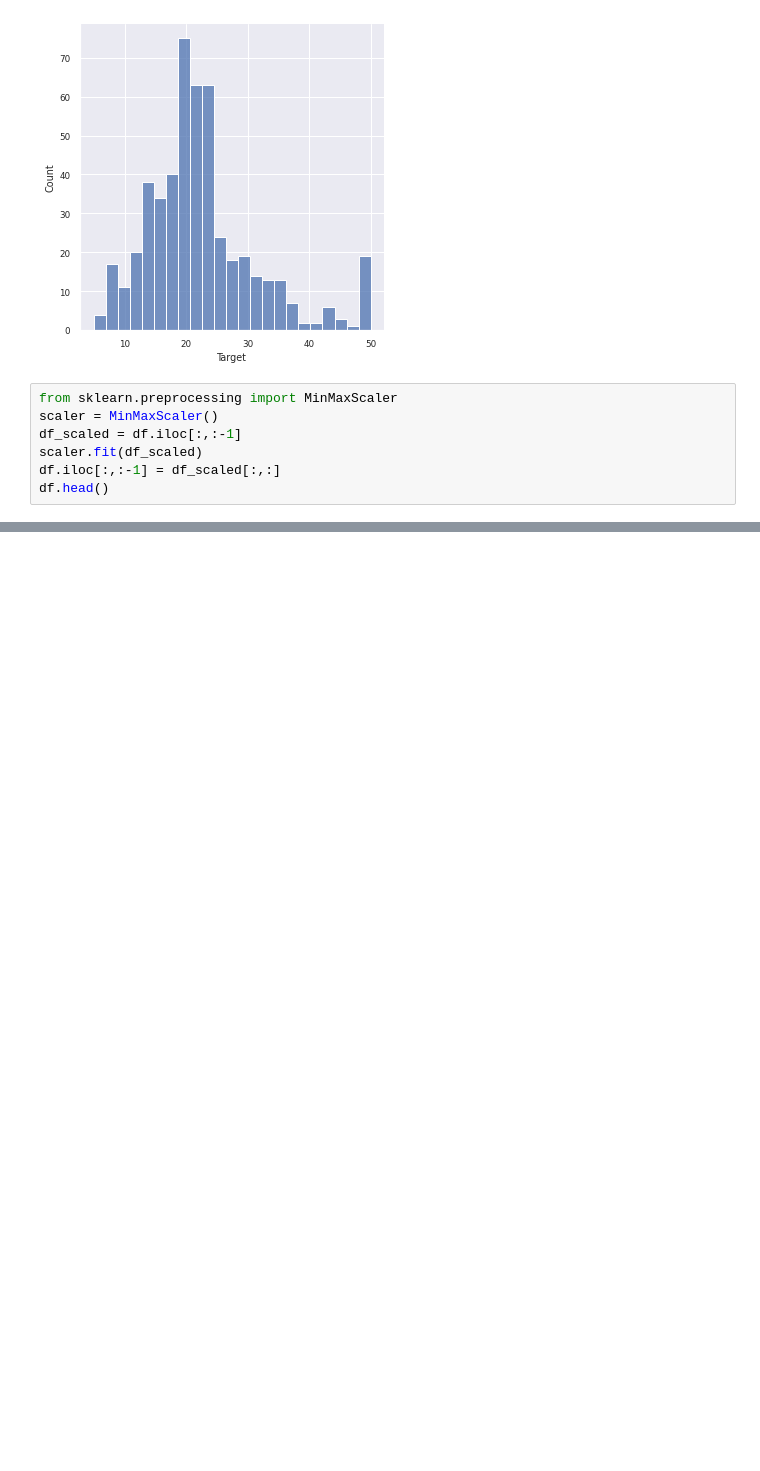
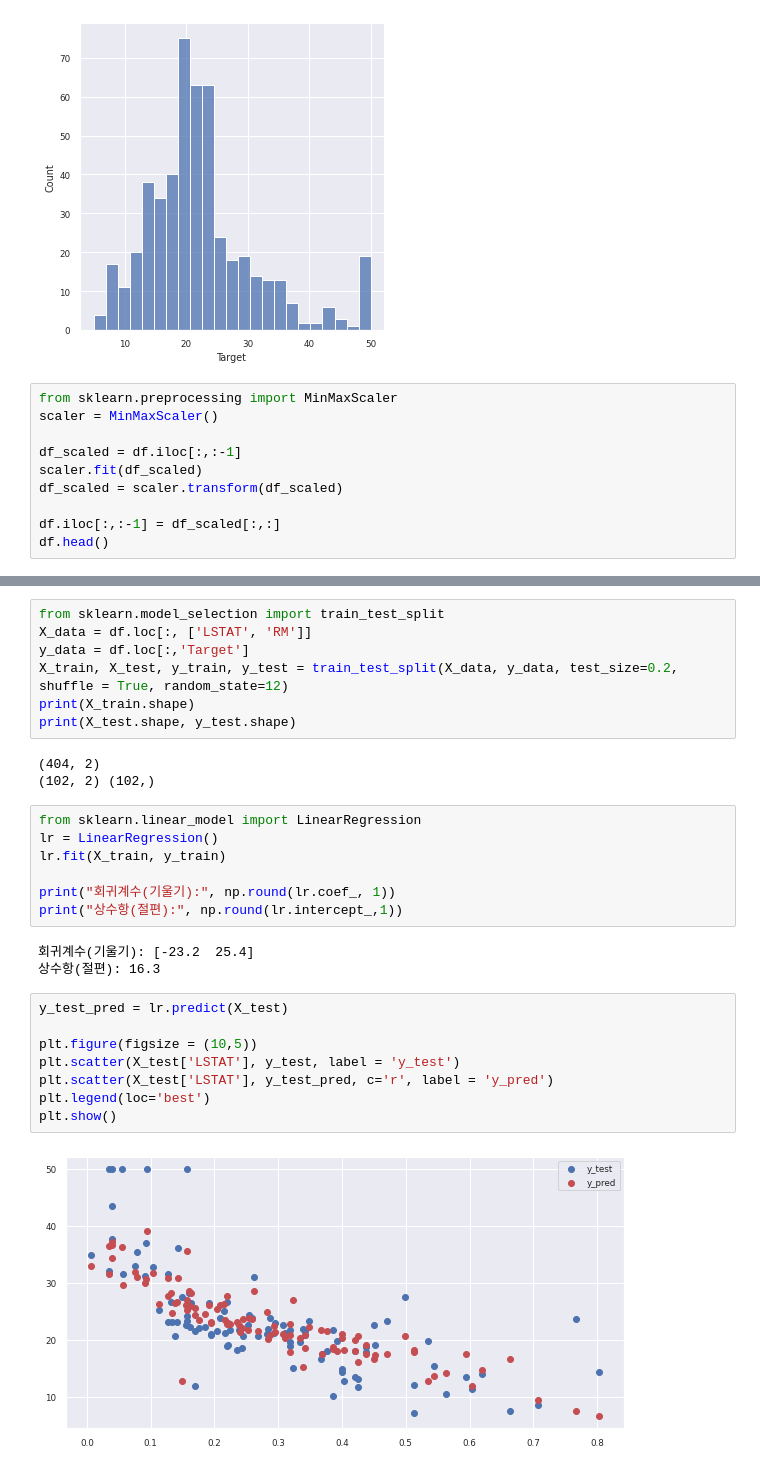
Before and after one commit to daaanum/daaan, a Jupyter notebook: 딥러닝,머신러닝_입문.ipynb, the cells around one changed output, grey strips where cells are left out. Cells and saved outputs as stored; diff of their text form; blank space fills up the shorter version.

```diff
--- a/딥러닝,머신러닝_입문.ipynb
+++ b/딥러닝,머신러닝_입문.ipynb
@@ -693,8 +693,11 @@ plt.show()
 # %%
 from sklearn.preprocessing import MinMaxScaler
 scaler = MinMaxScaler()
+
 df_scaled = df.iloc[:,:-1]
 scaler.fit(df_scaled)
+df_scaled = scaler.transform(df_scaled)
+
 df.iloc[:,:-1] = df_scaled[:,:]
 df.head()
 # %% [output]
@@ -701,0 +710,30 @@ TypeError: ignored
+# %%
+from sklearn.model_selection import train_test_split
+X_data = df.loc[:, ['LSTAT', 'RM']]
+y_data = df.loc[:,'Target']
+X_train, X_test, y_train, y_test = train_test_split(X_data, y_data, test_size=0.2, shuffle = True, random_state=12)
+print(X_train.shape)
+print(X_test.shape, y_test.shape)
+# %% [output]
+(404, 2)
+(102, 2) (102,)
+# %%
+from sklearn.linear_model import LinearRegression
+lr = LinearRegression()
+lr.fit(X_train, y_train)
+
+print("회귀계수(기울기):", np.round(lr.coef_, 1))
+print("상수항(절편):", np.round(lr.intercept_,1))
+# %% [output]
+회귀계수(기울기): [-23.2  25.4]
+상수항(절편): 16.3
+# %%
+y_test_pred = lr.predict(X_test)
+
+plt.figure(figsize = (10,5))
+plt.scatter(X_test['LSTAT'], y_test, label = 'y_test')
+plt.scatter(X_test['LSTAT'], y_test_pred, c='r', label = 'y_pred')
+plt.legend(loc='best')
+plt.show()
+# %% [output]
+[figure, added]
```
Also changed, not shown: parts of 13 cells of this notebook.
